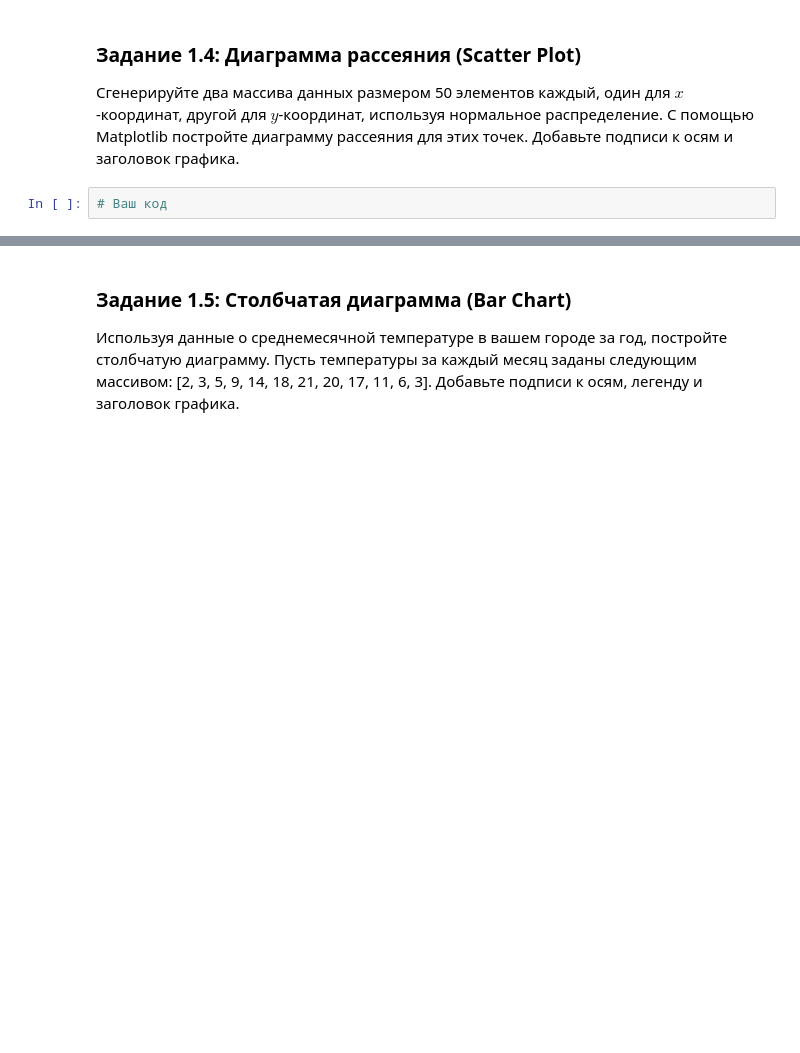
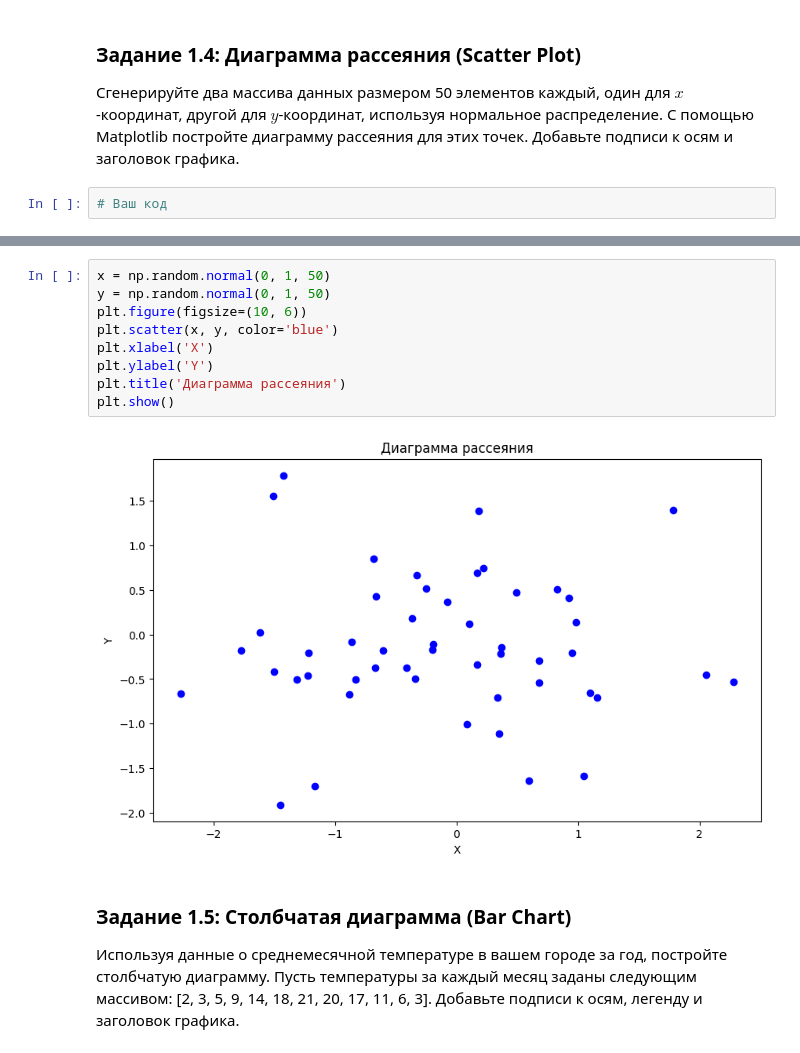
Before and after one commit to mixa15341/Data_Minimg, a Jupyter notebook: 3. Библиотеки Matplotlib, Plotly/Практическая_работа_№3_Matplotlib_Plotly.ipynb, the cells around one changed output, grey strips where cells are left out. Saved outputs shown, nothing was run; the diff lists cells and outputs as text; blank space fills up the shorter version.

```diff
--- a/3. Библиотеки Matplotlib, Plotly/Практическая_работа_№3_Matplotlib_Plotly.ipynb
+++ b/3. Библиотеки Matplotlib, Plotly/Практическая_работа_№3_Matplotlib_Plotly.ipynb
@@ -74,6 +74,17 @@ plt.show()
 # Ваш код
 # %% [markdown]
 ![image.png](embedded-picture-1)
+# %%
+x = np.random.normal(0, 1, 50)
+y = np.random.normal(0, 1, 50)
+plt.figure(figsize=(10, 6))
+plt.scatter(x, y, color='blue')
+plt.xlabel('X')
+plt.ylabel('Y')
+plt.title('Диаграмма рассеяния')
+plt.show()
+# %% [output]
+[figure, added]
 # %% [markdown]
 ### Задание 1.5: Столбчатая диаграмма (Bar Chart)
 Используя данные о среднемесячной температуре в вашем городе за год, постройте столбчатую диаграмму. Пусть температуры за каждый месяц заданы следующим массивом: [2, 3, 5, 9, 14, 18, 21, 20, 17, 11, 6, 3]. Добавьте подписи к осям, легенду и заголовок графика.
```
Also changed, not shown: parts of 4 cells of this notebook.
